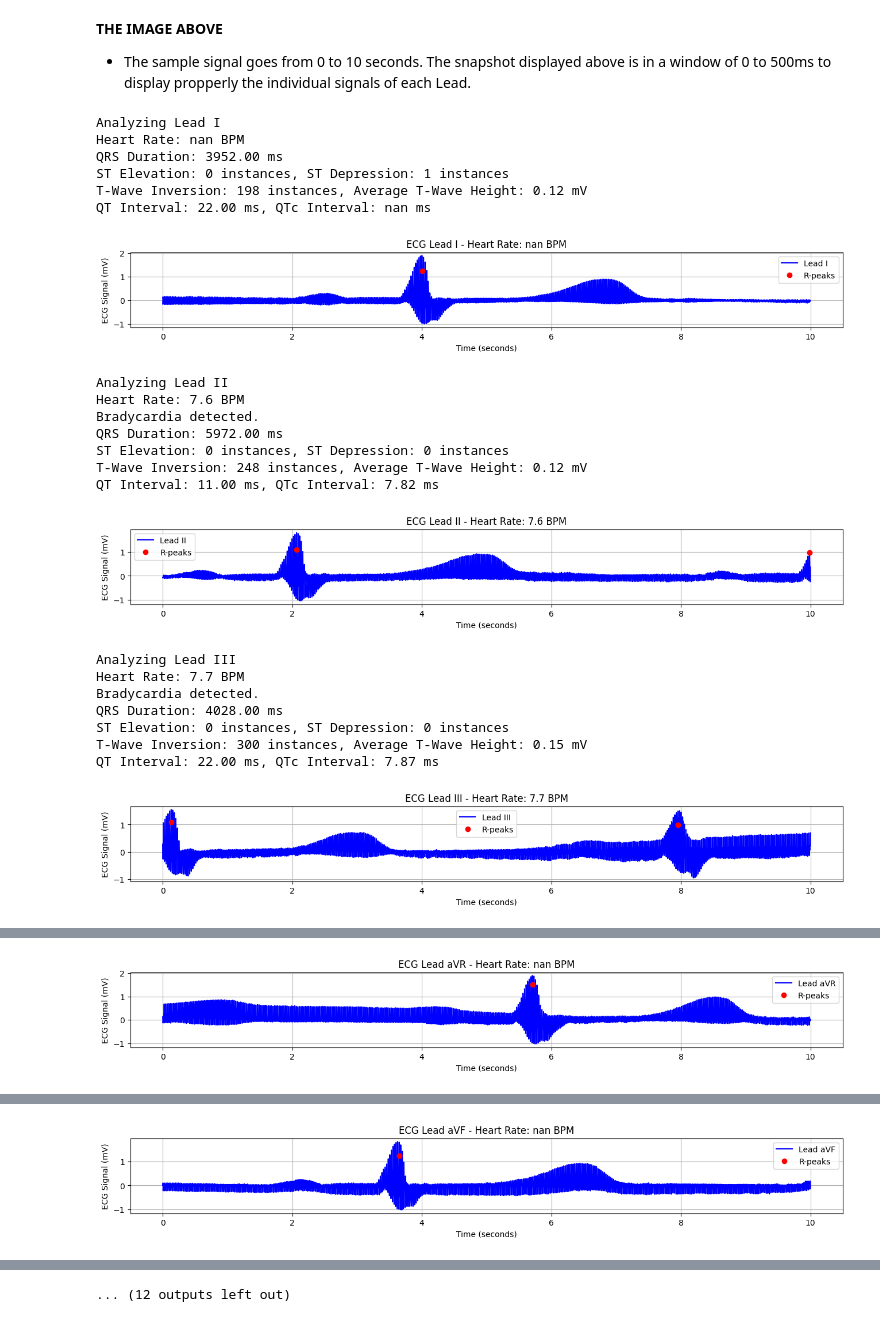
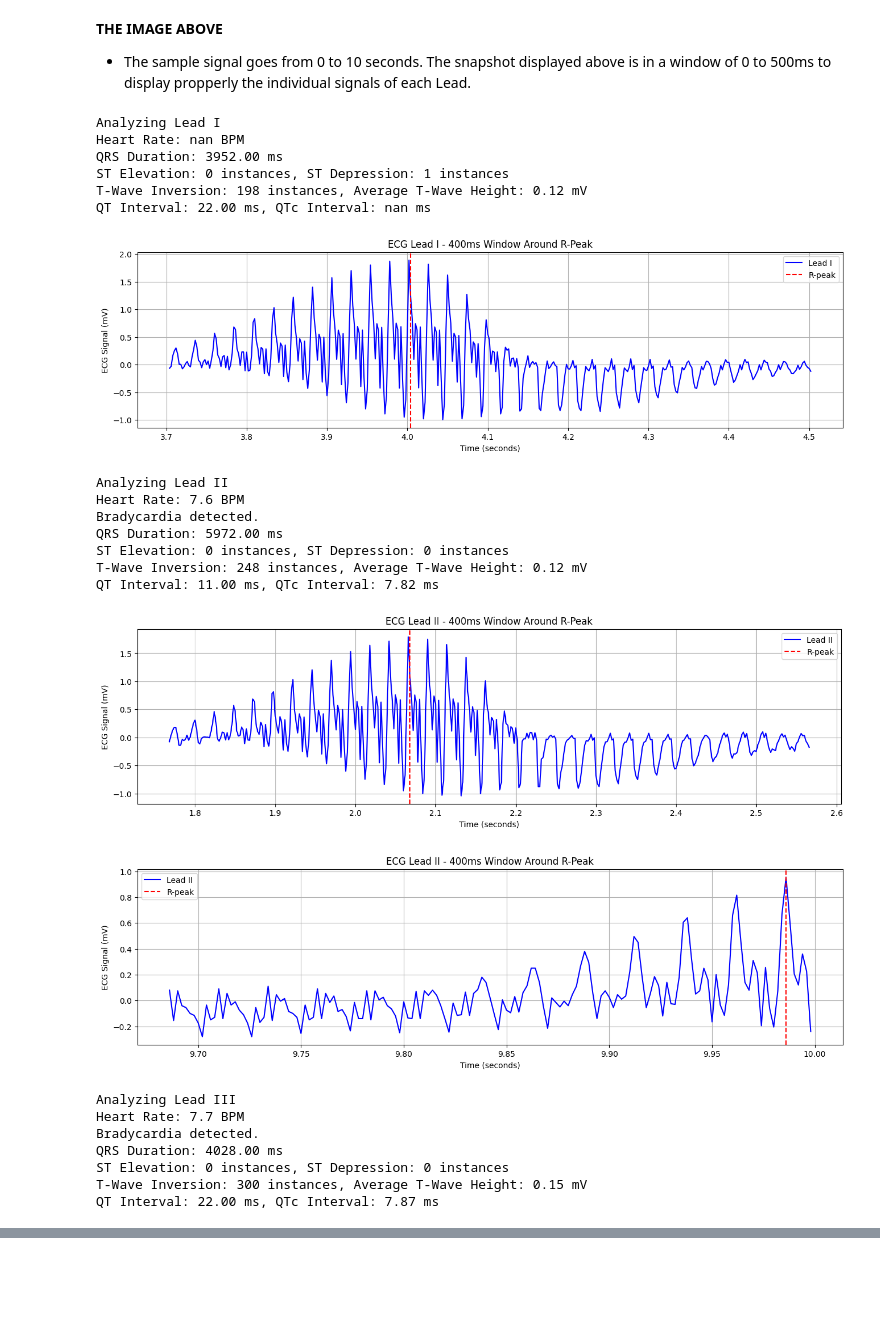
Before and after one commit to AlfredoSoto1/data-driven-biomedical-signal-analysis, a Jupyter notebook: notebooks/plotting.ipynb, the cells around one changed output, grey strips where cells are left out. Drawn from its saved outputs; the diff is of its cells as text; code cells hidden in the pictures; blank space fills up the shorter version.

Commit message:
signal zoomed on peak

```diff
--- a/notebooks/plotting.ipynb
+++ b/notebooks/plotting.ipynb
@@ -268,13 +268,6 @@ for i in range(channel_count):
 # Tipically sample count is 5000 and the frequency is 500 Hz
 # Create a time axis (in seconds) for the samples.
 time = np.arange(sample_count) / frequency
-
-# Define the specific time range in seconds (200ms to 400ms)
-start_time_sec = 0
-end_time_sec   = 0.5
-start_idx = int(start_time_sec * frequency)
-end_idx   = int(end_time_sec * frequency)
-
 
 #
 #
@@ -396,45 +389,65 @@ def analyze_ecg():
 
         # QT interval analysis
         qt_interval, qt_corrected = calculate_qt_interval(r_peaks, mv_signal[i])
         print(f"QT Interval: {qt_interval:.2f} ms, QTc Interval: {qt_corrected:.2f} ms")
 
-        # Visualization
-        plt.figure(figsize=(16, 24))
-        plt.subplot(channel_count, 1, i + 1)
-        plt.plot(time, mv_signal[i], color='b', label=f"Lead {channel_names[i]}")
-        plt.plot(time[r_peaks], mv_signal[i][r_peaks], "ro", label="R-peaks")
-        plt.xlabel("Time (seconds)")
-        plt.ylabel("ECG Signal (mV)")
-        plt.title(f"ECG Lead {channel_names[i]} - Heart Rate: {heart_rate:.1f} BPM")
-        plt.grid(True)
-        plt.legend()
-        plt.show()
+        for r in r_peaks:
+            start_time_sec = 0.3  # 200ms before R-peak
+            end_time_sec = 0.5    # 200ms after R-peak
+
+            start_idx = max(r - int(start_time_sec * frequency), 0)
+            end_idx = min(r + int(end_time_sec * frequency), len(mv_signal[i]))
+
+            plt.figure(figsize=(16, 4))
+            plt.plot(time[start_idx:end_idx], mv_signal[i][start_idx:end_idx], color="b", label=f"Lead {channel_names[i]}")
+            plt.axvline(time[r], color="r", linestyle="--", label="R-peak")
+
+            plt.xlabel("Time (seconds)")
+            plt.ylabel("ECG Signal (mV)")
+            plt.title(f"ECG Lead {channel_names[i]} - 400ms Window Around R-Peak")
+            plt.grid(True)
+            plt.legend()
+            plt.show()
+
+
+        # # Visualization
+        # plt.figure(figsize=(16, 24))
+        # plt.subplot(channel_count, 1, i + 1)
+
+        # plt.plot(time, mv_signal[i], color='b', label=f"Lead {channel_names[i]}")
+        # plt.plot(time[r_peaks], mv_signal[i][r_peaks], "ro", label="R-peaks")
+        # plt.xlabel("Time (seconds)")
+        # plt.ylabel("ECG Signal (mV)")
+        # plt.title(f"ECG Lead {channel_names[i]} - Heart Rate: {heart_rate:.1f} BPM")
+        # plt.grid(True)
+        # plt.legend()
+        # plt.show()
 
 # Run the analysis
 analyze_ecg()
 
 # # Plot each lead in a separate subplot.
 # plt.figure(figsize=(16, 24))
 # for i in range(channel_count):
 #     plt.subplot(channel_count, 1, i + 1)
 #     plt.plot(time, mv_signal[i], color="b", label=f"Lead {channel_names[i]}")
 
 #     plt.xlabel("Time (seconds)")
 #     plt.ylabel("ECG Signal (mV)")
 #     plt.title(f"ECG Lead {channel_names[i]}")
 #     plt.grid(True)
 #     plt.legend()
 
 # plt.tight_layout()
 # plt.show()
 # %% [output]
 Analyzing Lead I
 Heart Rate: nan BPM
 QRS Duration: 3952.00 ms
 ST Elevation: 0 instances, ST Depression: 1 instances
 T-Wave Inversion: 198 instances, Average T-Wave Height: 0.12 mV
 QT Interval: 22.00 ms, QTc Interval: nan ms
-[figure, old version]
+[figure, new version]
 Analyzing Lead II
 Heart Rate: 7.6 BPM
 Bradycardia detected.
@@ -442,7 +455,8 @@ QRS Duration: 5972.00 ms
 ST Elevation: 0 instances, ST Depression: 0 instances
 T-Wave Inversion: 248 instances, Average T-Wave Height: 0.12 mV
 QT Interval: 11.00 ms, QTc Interval: 7.82 ms
-[figure, old version]
+[figure, new version]
+[figure, new version]
 Analyzing Lead III
 Heart Rate: 7.7 BPM
 Bradycardia detected.
@@ -450,4 +464,3 @@ QRS Duration: 4028.00 ms
 ST Elevation: 0 instances, ST Depression: 0 instances
 T-Wave Inversion: 300 instances, Average T-Wave Height: 0.15 mV
 QT Interval: 22.00 ms, QTc Interval: 7.87 ms
-[figure, old version]
@@ -457,4 +472,3 @@ QRS Duration: 5656.00 ms
 ST Elevation: 0 instances, ST Depression: 0 instances
 T-Wave Inversion: 60 instances, Average T-Wave Height: 0.24 mV
 QT Interval: 22.00 ms, QTc Interval: nan ms
-[figure, old version]
@@ -464,4 +479,3 @@ QRS Duration: 3600.00 ms
 ST Elevation: 0 instances, ST Depression: 1 instances
 T-Wave Inversion: 276 instances, Average T-Wave Height: 0.09 mV
 QT Interval: 22.00 ms, QTc Interval: nan ms
-[figure, old version]
@@ -476 +483,0 @@ QT Interval: 22.00 ms, QTc Interval: 7.89 ms
-... (12 outputs left out)
```
Also changed, not shown: parts of 2 cells of this notebook.
